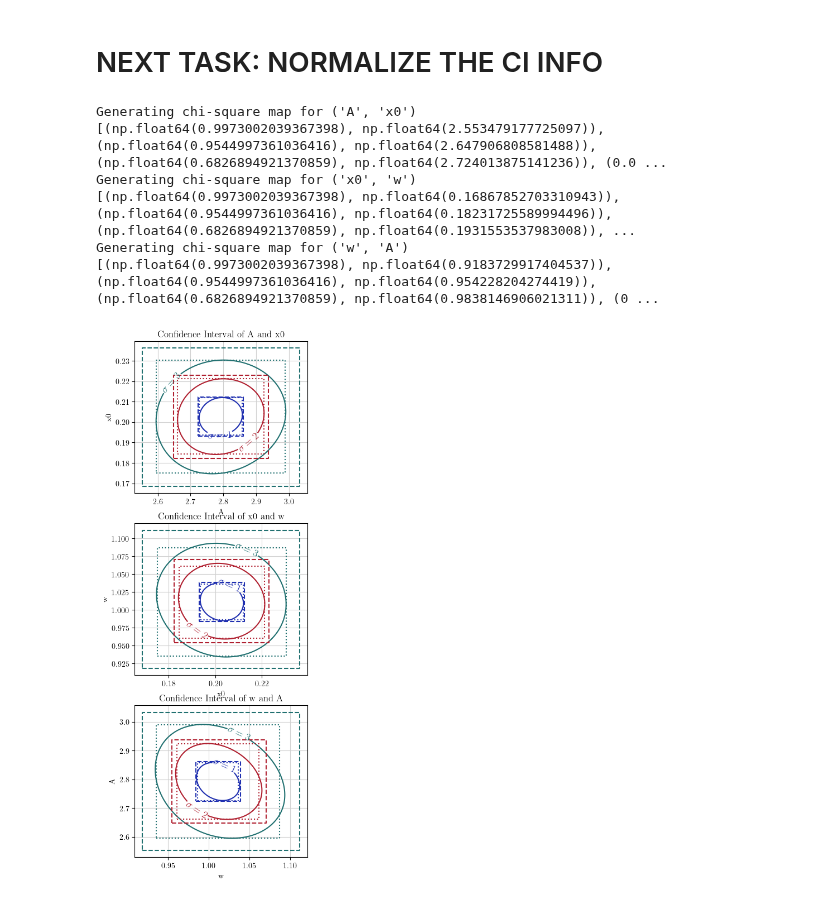
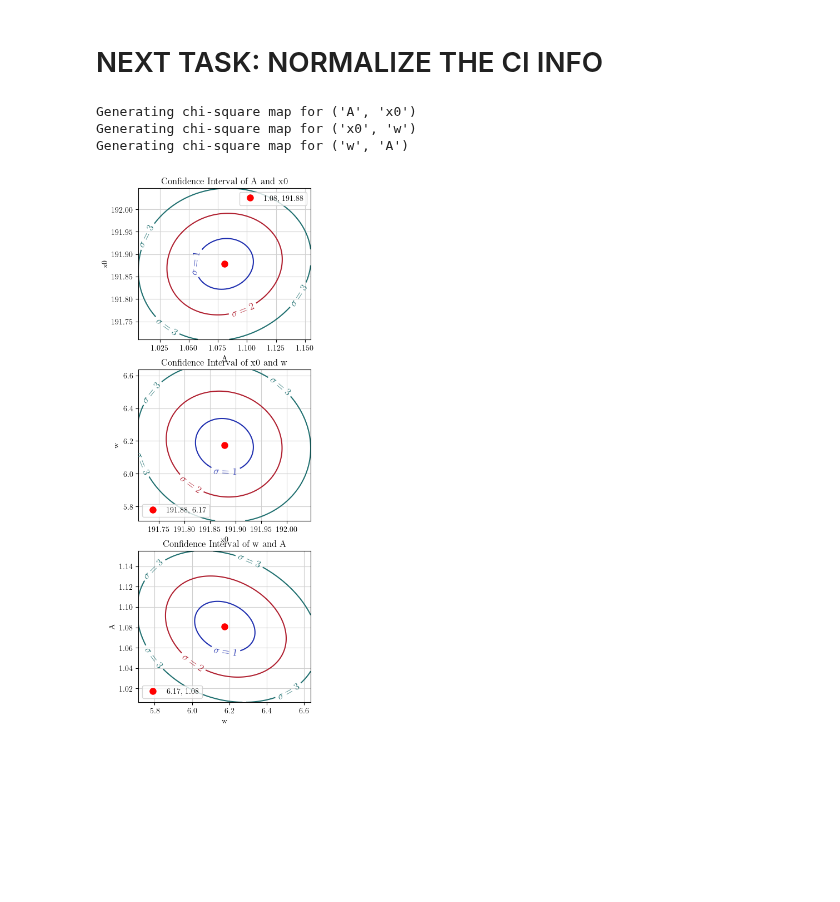
Before and after one commit to diyamagnetism/DHO900-Oscilliscope-Scripts, a Jupyter notebook: crystal-temp-analysis.ipynb, the cells around one changed output. Drawn from its saved outputs; the diff is of its cells as text; code cells hidden in the pictures; blank space fills up the shorter version.

Commit message:
Fixed the confidence contour plots!

```diff
--- a/crystal-temp-analysis.ipynb
+++ b/crystal-temp-analysis.ipynb
@@ -111,9 +118,18 @@ I_ci_down = np.std(I)*(I_norm_fit_eval - pred_ci) + np.min(I)
 # %%
+BACKGROUND_NOISE = 2e-3
+
+
 fig, ax = plt.subplots(figsize=(6,4), dpi=300)
 ax.plot(T_fit, I_fit_eval, color='crimson', zorder=1)
+# plt.errorbar(T, I, yerr=BACKGROUND_NOISE, fmt = 'none', capsize=5, zorder=3)
 ax.scatter(T, I, color='k', zorder=2)
 plt.fill_between(T_fit, I_ci_down, I_ci_up,
                  color='red', alpha=0.1, label='3-sigma CI')
+
+ax.set_xlabel('Temperature ($^{\\circ}$C)')
+ax.set_xticks([180, 185, 190, 195, 200])
+ax.set_ylabel('Intensity (a.u.)')
+
 plt.legend()
 # %% [output]
 <matplotlib.legend.Legend at 0x...>
@@ -148,21 +148,27 @@ This code is adapted from the example array of parameter confidence interval con
 # NEXT TASK: NORMALIZE THE CI INFO
 # %%
 explicitly_calculate_sigma = True
-nsamples = 100
+nsamples = 80
 
 aix, aiy = 0, 0
 colors = ('#2030b0', '#b02030', '#207070')
 sigma_levels = [1,2,3]
 fig, axes = plt.subplots(3, 1, figsize=(4, 12))
+ci = conf_interval(I_norm_fit_result, I_norm_fit_result, sigmas=sigma_levels)
+
+map_info = {'A': [np.min(I), np.std(I)],
+            'x0': [np.mean(T), np.std(T)],
+            'w': [0, np.std(T)]}
 
 for pairs in (('A', 'x0'), ('x0', 'w'),
               ('w', 'A')):
 
     xpar, ypar = pairs
+
     if explicitly_calculate_sigma:
         print(f"Generating chi-square map for {pairs}")
         c_x, c_y, chi2_mat = conf_interval2d(I_norm_fit_result, I_norm_fit_result, xpar, ypar,
-                                             nsamples, nsamples, nsigma=3.5,
+                                             nsamples, nsamples, nsigma=3,
                                              chi2_out=True)
         # explicitly calculate sigma matrix: sigma increases chi_square
         # from  chi_square_best
@@ -170,63 +176,52 @@ for pairs in (('A', 'x0'), ('x0', 'w'),
         # so:   sigma = sqrt((chi2-chi2_best)/ reduced_chi_square)
         chi2_min = chi2_mat.min()
         sigma_mat = np.sqrt((chi2_mat-chi2_min)/I_norm_fit_result.redchi)
     else:
         print(f"Generating sigma map for {pairs}")
         # or, you could just calculate the matrix of probabilities as:
         c_x, c_y, sigma_mat = conf_interval2d(I_norm_fit_result, I_norm_fit_result, xpar, ypar,
-                                              nsamples, nsamples, nsigma=3.5)
+                                              nsamples, nsamples, nsigma=3)
+
+
+
+    # 1. Grab scaling factors for the current pair
+    x_mean, x_std = map_info[xpar]
+    y_mean, y_std = map_info[ypar]
+
+    # 2. Reverse the transformation for the grid coordinates
+    c_x_unnorm = (c_x * x_std) + x_mean
+    c_y_unnorm = (c_y * y_std) + y_mean
+
+    best_x = I_norm_fit_result.params[xpar].value
+    best_y = I_norm_fit_result.params[ypar].value
+
+    best_x_unnorm = (best_x * x_std) + x_mean
+    best_y_unnorm = (best_y * y_std) + y_mean
+
 
     # aix += 1
     ax = axes[aiy]
     aiy += 1
     # if aix == 2:
     #     aix = 0
     #     aiy += 1
 
 
-    cnt = ax.contour(c_x, c_y, sigma_mat, levels=sigma_levels, colors=colors,
+    cnt = ax.contour(c_x_unnorm, c_y_unnorm, sigma_mat, levels=sigma_levels, colors=colors,
                      linestyles='-')
     ax.clabel(cnt, inline=True, fmt=r"$\sigma=%.0f$", fontsize=13)
+    ax.plot(best_x_unnorm, best_y_unnorm, 'ro', markersize=8, label=f'{best_x_unnorm:.2f}, {best_y_unnorm:.2f}')
 
-    # draw boxes for estimated uncertaties:
-    #  dotted :  scaled stderr from initial fit
-    #  dashed :  values found from conf_interval()
-    xv = I_norm_fit_result.params[xpar].value
-    xs = I_norm_fit_result.params[xpar].stderr
-    yv = I_norm_fit_result.params[ypar].value
-    ys = I_norm_fit_result.params[ypar].stderr
-
-    cix = ci[xpar]
-    ciy = ci[ypar]
-
-    print(cix)
-
-
-
-    nc = len(sigma_levels)
-    for i in sigma_levels:
-        # dotted line: scaled stderr
-        ax.plot((xv-i*xs, xv+i*xs, xv+i*xs, xv-i*xs, xv-i*xs),
-                (yv-i*ys, yv-i*ys, yv+i*ys, yv+i*ys, yv-i*ys),
-                linestyle='dotted', color=colors[i-1])
-
-        # dashed line: refined uncertainties from conf_interval
-        xsp, xsm = cix[nc+i][1], cix[nc-i][1]
-        ysp, ysm = ciy[nc+i][1], ciy[nc-i][1]
-        ax.plot((xsm, xsp, xsp, xsm, xsm), (ysm, ysm, ysp, ysp, ysm),
-                linestyle='dashed', color=colors[i-1])
 
     ax.set_title(f"Confidence Interval of {xpar} and {ypar}")
 
     ax.set_xlabel(xpar)
     ax.set_ylabel(ypar)
     ax.grid(True, color='#d0d0d0')
+    ax.legend()
 plt.show()
 # %% [output]
 Generating chi-square map for ('A', 'x0')
-[(np.float64(0.9973002039367398), np.float64(2.553479177725097)), (np.float64(0.9544997361036416), np.float64(2.647906808581488)), (np.float64(0.6826894921370859), np.float64(2.724013875141236)), (0.0 ...
 Generating chi-square map for ('x0', 'w')
-[(np.float64(0.9973002039367398), np.float64(0.16867852703310943)), (np.float64(0.9544997361036416), np.float64(0.18231725589994496)), (np.float64(0.6826894921370859), np.float64(0.1931553537983008)), ...
 Generating chi-square map for ('w', 'A')
-[(np.float64(0.9973002039367398), np.float64(0.9183729917404537)), (np.float64(0.9544997361036416), np.float64(0.954228204274419)), (np.float64(0.6826894921370859), np.float64(0.9838146906021311)), (0 ...
-[figure, old version]
+[figure, new version]
```
Also changed, not shown: parts of 8 cells of this notebook.
